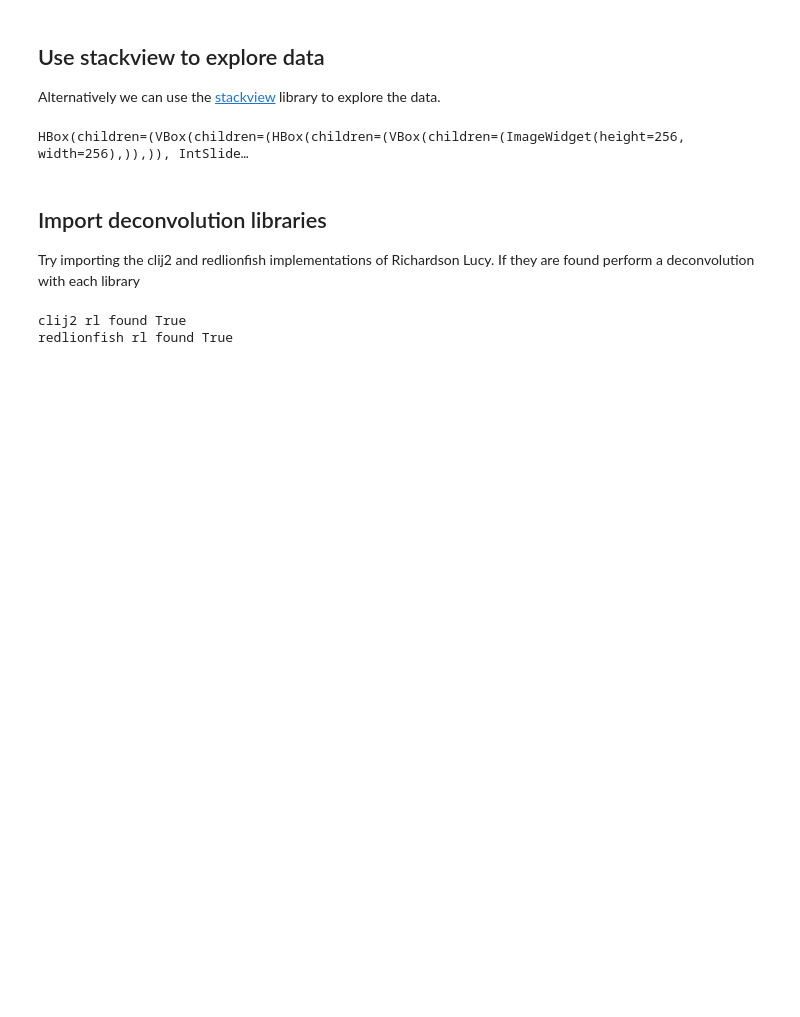
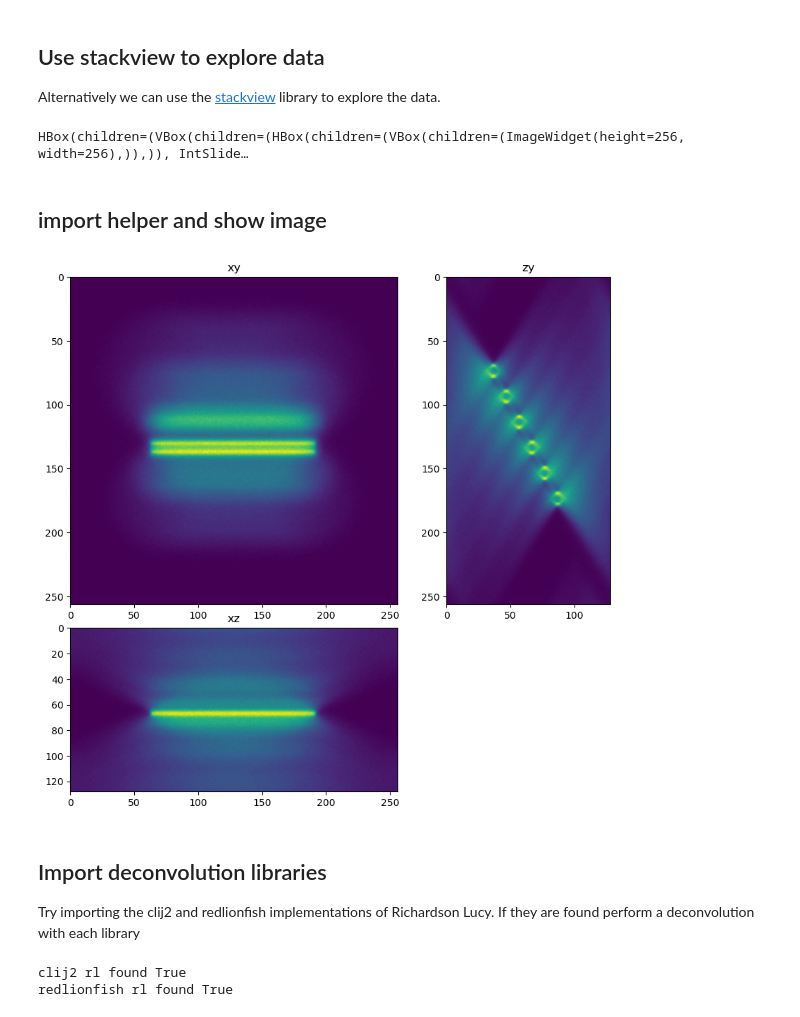
Before and after one commit to True-North-Intelligent-Algorithms/deconvolution-gpu-dl-course, a Jupyter notebook: docs/10_intro/20_Test_deconvolution_libs.ipynb, the cells around one changed output. Saved outputs shown, nothing was run; the diff lists cells and outputs as text; code cells hidden in the pictures; blank space fills up the shorter version.

```diff
--- a/docs/10_intro/20_Test_deconvolution_libs.ipynb
+++ b/docs/10_intro/20_Test_deconvolution_libs.ipynb
@@ -95,6 +95,17 @@ stackview.orthogonal(truth, continuous_update=True)
 stackview.orthogonal(im, continuous_update=True)
 # %% [output]
 HBox(children=(VBox(children=(HBox(children=(VBox(children=(ImageWidget(height=256, width=256),)),)), IntSlide…
+# %% [markdown]
+## import helper and show image
+# %%
+import sys
+sys.path.append('../')
+
+import decon_helper as dh
+
+dh.show_xyz_slice(im, 'tnia')
+# %% [output]
+[figure, added]
 # %% [markdown]
 ## Import deconvolution libraries
 
```
Also changed, not shown: parts of 2 cells of this notebook, 39 other files.
